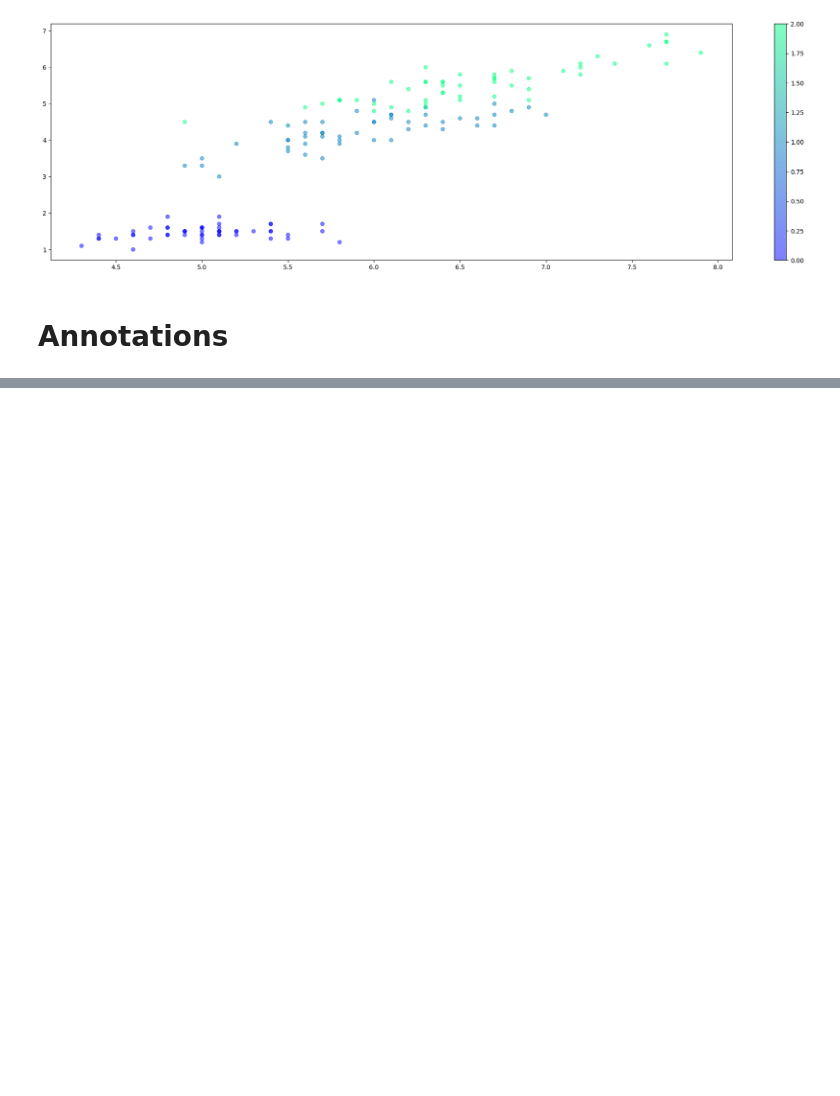
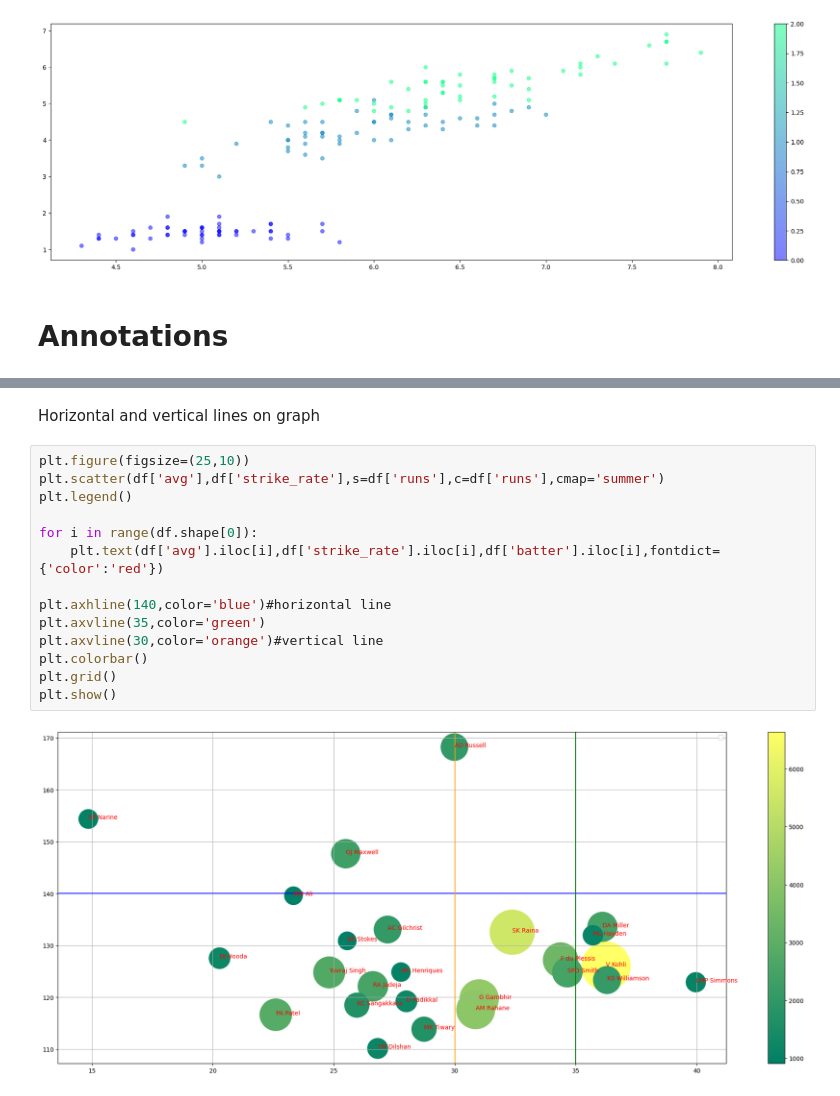
Before and after one commit to faisalkhan4k/Data-visualization, a Jupyter notebook: matplotlib1.ipynb, the cells around one changed output, grey strips where cells are left out. Drawn from its saved outputs; the diff is of its cells as text; blank space fills up the shorter version.

```diff
--- a/matplotlib1.ipynb
+++ b/matplotlib1.ipynb
@@ -32,0 +84,18 @@ plt.colorbar()
+# %% [markdown]
+Horizontal and vertical lines on graph
+# %%
+plt.figure(figsize=(25,10))
+plt.scatter(df['avg'],df['strike_rate'],s=df['runs'],c=df['runs'],cmap='summer')
+plt.legend()
+
+for i in range(df.shape[0]):
+    plt.text(df['avg'].iloc[i],df['strike_rate'].iloc[i],df['batter'].iloc[i],fontdict={'color':'red'})
+
+plt.axhline(140,color='blue')#horizontal line
+plt.axvline(35,color='green')
+plt.axvline(30,color='orange')#vertical line
+plt.colorbar()
+plt.grid()
+plt.show()
+# %% [output]
+[figure, added]
```
Also changed, not shown: parts of 11 cells of this notebook.
